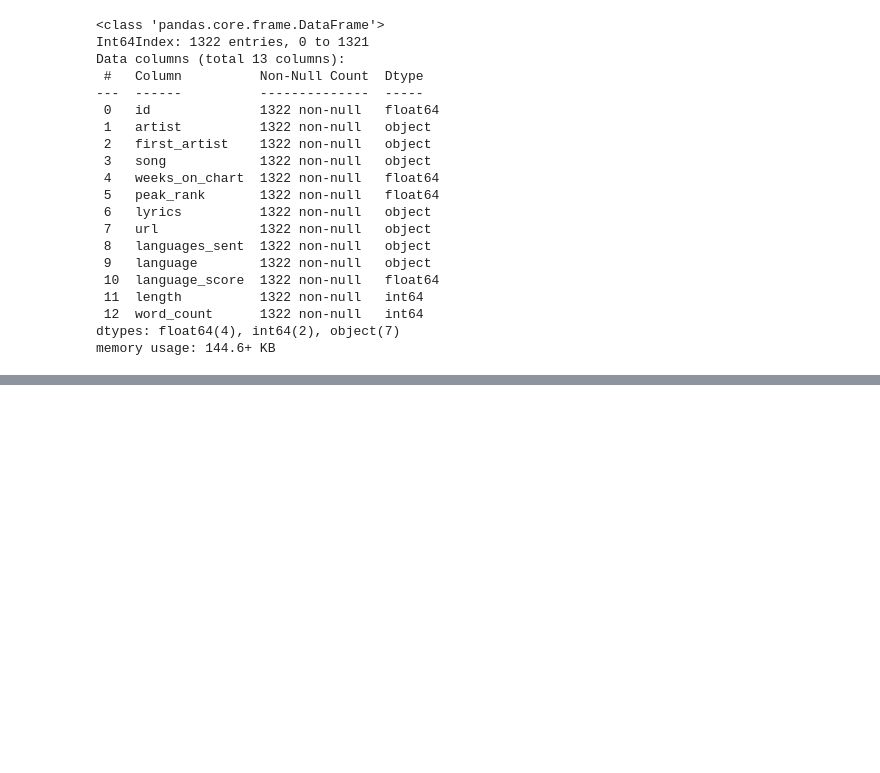
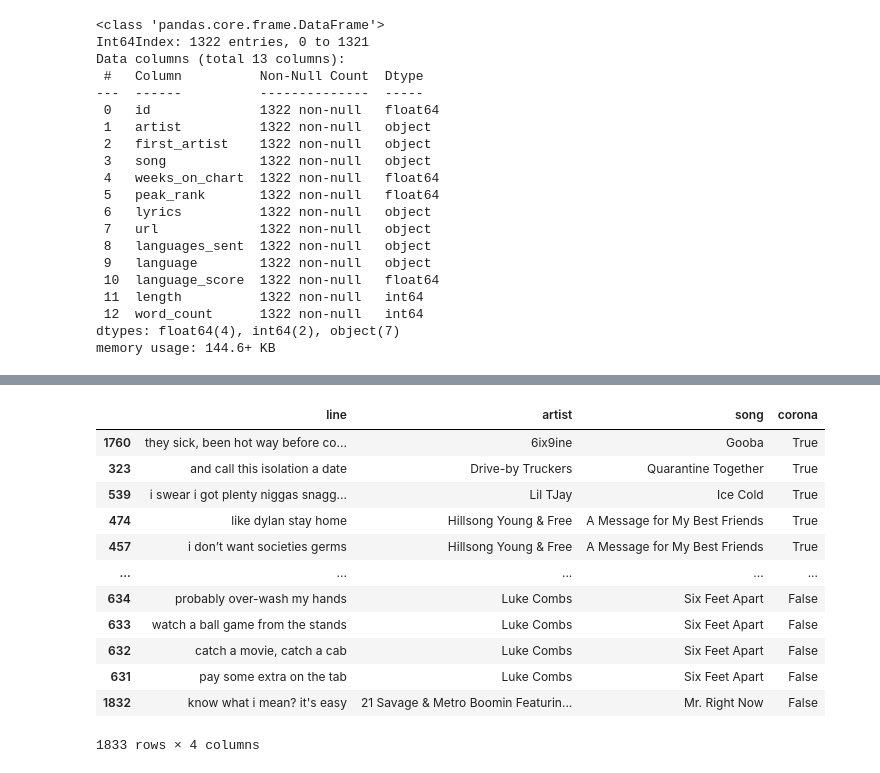
Before and after one commit to FelixSiegfriedRiedel/chart-lyrics-analysis, a Jupyter notebook: src/notebooks/lyrics_preparation.ipynb, the cells around one changed output, grey strips where cells are left out. Cells and saved outputs as stored; diff of their text form; code cells hidden in the pictures; blank space fills up the shorter version.

```diff
--- a/src/notebooks/lyrics_preparation.ipynb
+++ b/src/notebooks/lyrics_preparation.ipynb
@@ -271,0 +261,16 @@ lyrics_english.to_csv('data/lyrics/bb-t100-lyrics.csv')
+# %%
+corona_lines = pd.DataFrame(columns=['line', 'artist', 'song'])
+
+for row in corona_lyrics.itertuples():
+    df = pd.DataFrame(columns=['line', 'artist', 'song'])
+    artist = row[1]
+    song = row[2]
+    lyrics = row[3]
+    lines = get_lines(lyrics)
+    df['line'] = lines
+    df['artist'] = artist
+    df['song'] = song
+    corona_lines = corona_lines.append(df, ignore_index=True)
+# %%
+corona_lines.drop_duplicates(inplace=True, ignore_index=True)
+corona_lines
@@ -271,0 +291,27 @@ lyrics_english.to_csv('data/lyrics/bb-t100-lyrics.csv')
+# %%
+corona_keywords = ['corona', 'coronavirus', 'pandemic', 'quarantine', 'sars', 'disease', 'social', 'distance', 'distancing', 'flatten',
+                   'curve', 'home', 'sanitizing', 'covid', 'germs', 'vaccination', 'isolation', 'virus', 'inside']
+def is_corona_line(keywords):
+    for word in corona_keywords:
+        if word in keywords:
+            return True
+    return  False
+# %%
+corona_lines['corona'] = corona_lines['line'].apply(lambda line: is_corona_line(line))
+# %%
+corona_lines.sort_values(by='corona', inplace=True, ascending=False)
+corona_lines
+# %% [output]
+|  | line | artist | song | corona |
+| 1760 | they sick, been hot way before co... | 6ix9ine | Gooba | True |
+| 323 | and call this isolation a date | Drive-by Truckers | Quarantine Together | True |
+| 539 | i swear i got plenty niggas snagg... | Lil TJay | Ice Cold | True |
+| 474 | like dylan stay home | Hillsong Young & Free | A Message for My Best Friends | True |
+| 457 | i don’t want societies germs | Hillsong Young & Free | A Message for My Best Friends | True |
+| ... | ... | ... | ... | ... |
+| 634 | probably over-wash my hands | Luke Combs | Six Feet Apart | False |
+| 633 | watch a ball game from the stands | Luke Combs | Six Feet Apart | False |
+| 632 | catch a movie, catch a cab | Luke Combs | Six Feet Apart | False |
+| 631 | pay some extra on the tab | Luke Combs | Six Feet Apart | False |
+| 1832 | know what i mean? it's easy | 21 Savage & Metro Boomin Featurin... | Mr. Right Now | False |
+1833 rows × 4 columns
```
Also changed, not shown: parts of 24 cells of this notebook.
